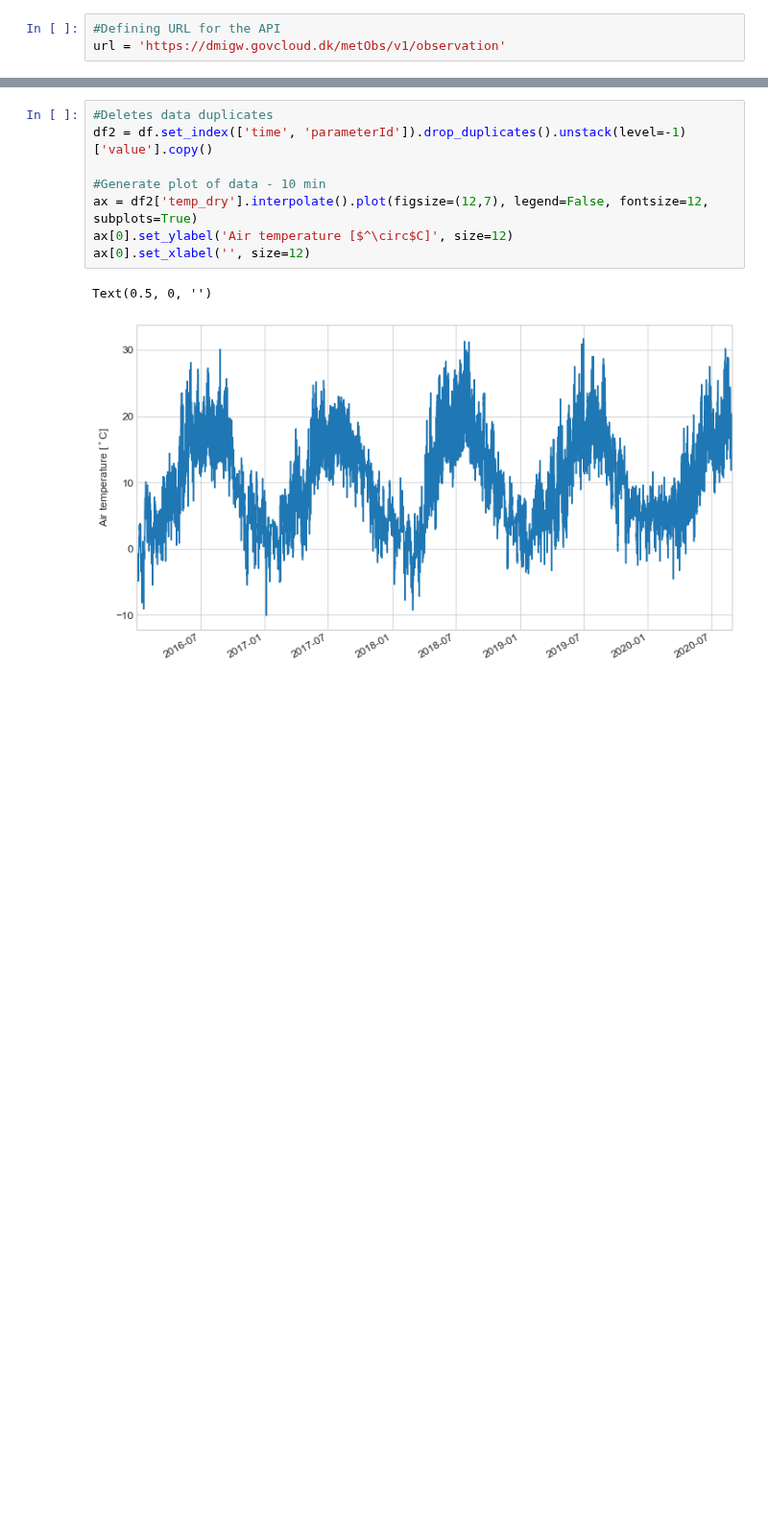
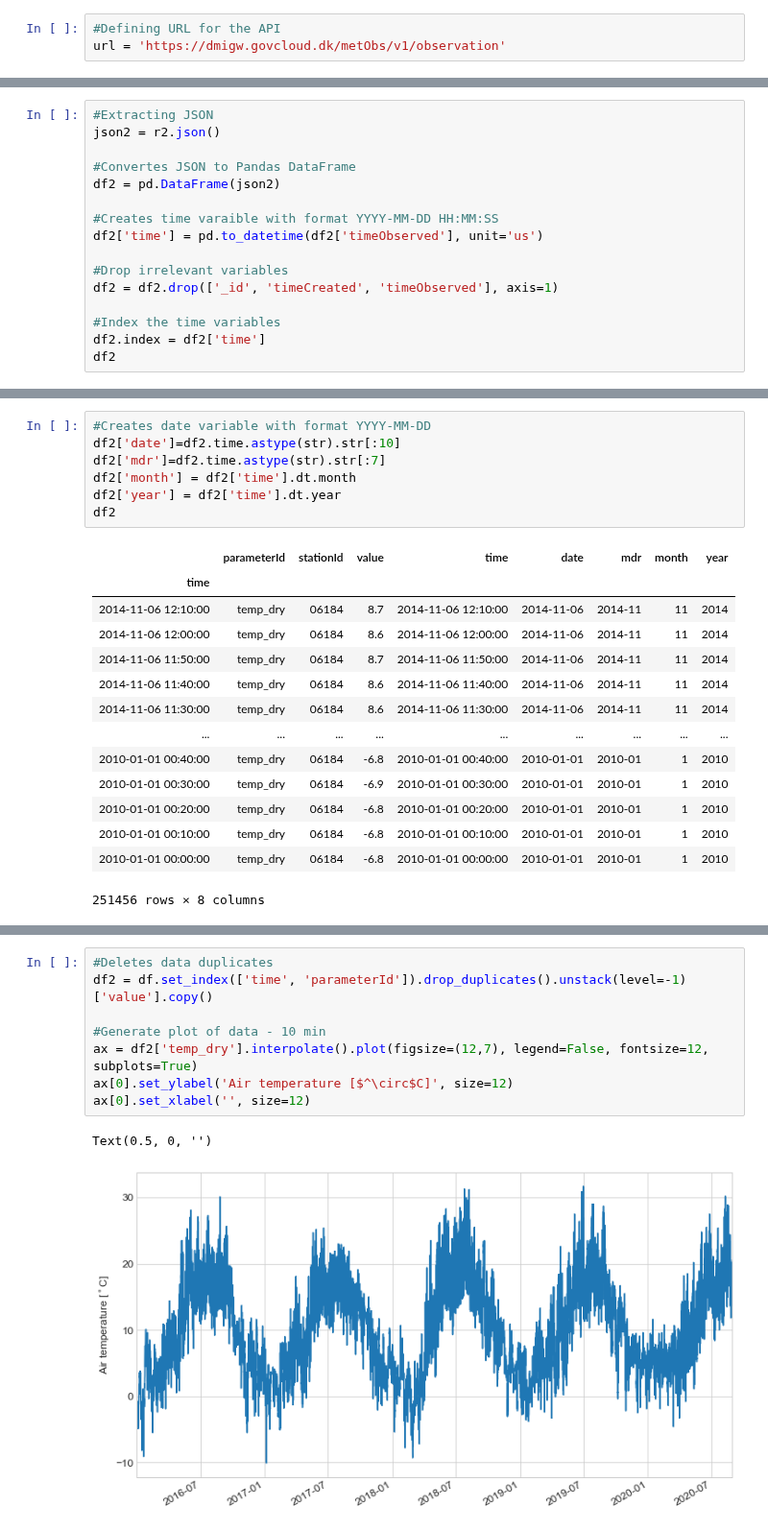
Before and after one commit to annarenneke/Group19, a Jupyter notebook: EXAM/DMI_final.ipynb, the cells around one changed output, grey strips where cells are left out. Shown at 96% size. Cells and saved outputs as stored; diff of their text form; blank space fills up the shorter version.

```diff
--- a/EXAM/DMI_final.ipynb
+++ b/EXAM/DMI_final.ipynb
@@ -71,0 +101,16 @@ df
+# %%
+#Extracting JSON
+json2 = r2.json()
+
+#Convertes JSON to Pandas DataFrame
+df2 = pd.DataFrame(json2)
+
+#Creates time varaible with format YYYY-MM-DD HH:MM:SS
+df2['time'] = pd.to_datetime(df2['timeObserved'], unit='us')
+
+#Drop irrelevant variables
+df2 = df2.drop(['_id', 'timeCreated', 'timeObserved'], axis=1)
+
+#Index the time variables
+df2.index = df2['time']
+df2
@@ -94,3 +154,25 @@ df
+# %%
+#Creates date variable with format YYYY-MM-DD
+df2['date']=df2.time.astype(str).str[:10]
+df2['mdr']=df2.time.astype(str).str[:7]
+df2['month'] = df2['time'].dt.month
+df2['year'] = df2['time'].dt.year
+df2
+# %% [output]
+|  | parameterId | stationId | value | time | date | mdr | month | year |
+| time |  |  |  |  |  |  |  |  |
+| 2014-11-06 12:10:00 | temp_dry | 06184 | 8.7 | 2014-11-06 12:10:00 | 2014-11-06 | 2014-11 | 11 | 2014 |
+| 2014-11-06 12:00:00 | temp_dry | 06184 | 8.6 | 2014-11-06 12:00:00 | 2014-11-06 | 2014-11 | 11 | 2014 |
+| 2014-11-06 11:50:00 | temp_dry | 06184 | 8.7 | 2014-11-06 11:50:00 | 2014-11-06 | 2014-11 | 11 | 2014 |
+| 2014-11-06 11:40:00 | temp_dry | 06184 | 8.6 | 2014-11-06 11:40:00 | 2014-11-06 | 2014-11 | 11 | 2014 |
+| 2014-11-06 11:30:00 | temp_dry | 06184 | 8.6 | 2014-11-06 11:30:00 | 2014-11-06 | 2014-11 | 11 | 2014 |
+| ... | ... | ... | ... | ... | ... | ... | ... | ... |
+| 2010-01-01 00:40:00 | temp_dry | 06184 | -6.8 | 2010-01-01 00:40:00 | 2010-01-01 | 2010-01 | 1 | 2010 |
+| 2010-01-01 00:30:00 | temp_dry | 06184 | -6.9 | 2010-01-01 00:30:00 | 2010-01-01 | 2010-01 | 1 | 2010 |
+| 2010-01-01 00:20:00 | temp_dry | 06184 | -6.8 | 2010-01-01 00:20:00 | 2010-01-01 | 2010-01 | 1 | 2010 |
+| 2010-01-01 00:10:00 | temp_dry | 06184 | -6.8 | 2010-01-01 00:10:00 | 2010-01-01 | 2010-01 | 1 | 2010 |
+| 2010-01-01 00:00:00 | temp_dry | 06184 | -6.8 | 2010-01-01 00:00:00 | 2010-01-01 | 2010-01 | 1 | 2010 |
+251456 rows × 8 columns
 # %%
 #Calculates monthly average
 mean=df.groupby([ 'mdr'])['value'].mean().copy()
```
Also changed, not shown: parts of 10 cells of this notebook, 2 other files.
